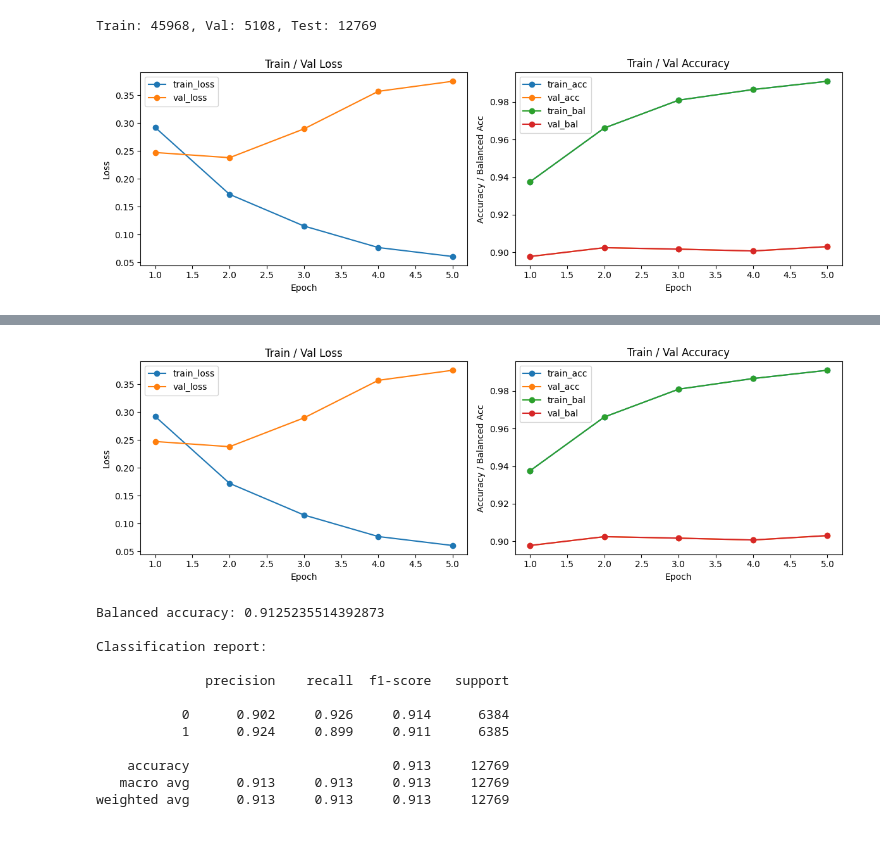
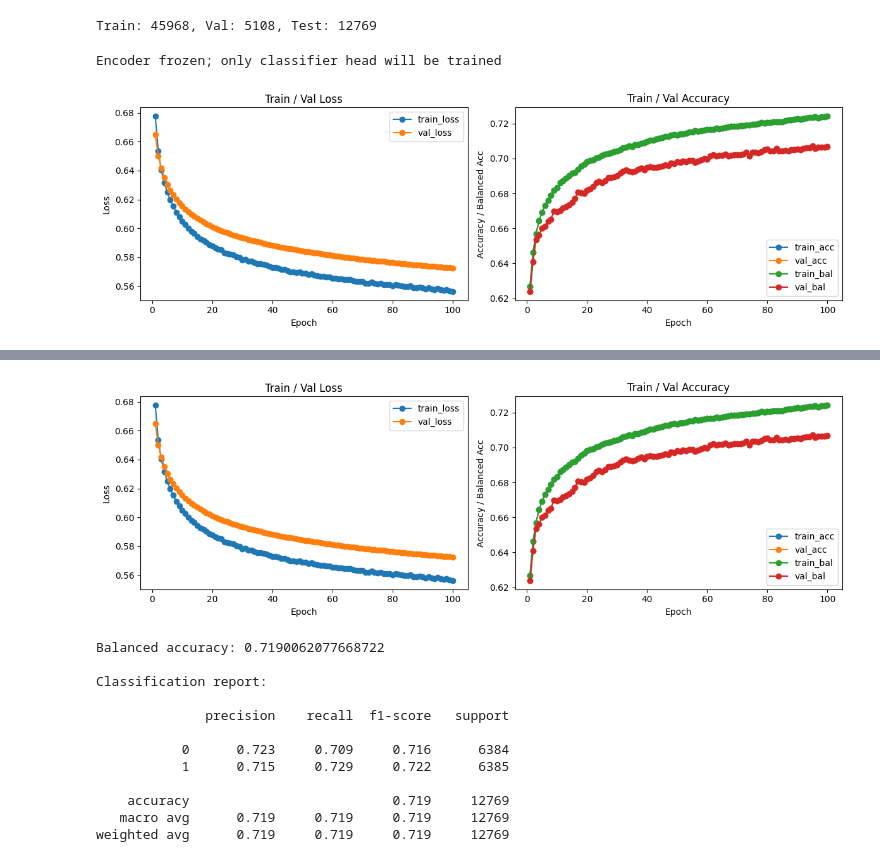
Before and after one commit to mcfiet/german-to-simple-language-metric, a Jupyter notebook: notebooks/sbert_finetune.ipynb, the cells around one changed output, grey strips where cells are left out. Cells and saved outputs as stored; diff of their text form; code cells hidden in the pictures.

Commit message:
feat: training minilm with frozen encoder

```diff
--- a/notebooks/sbert_finetune.ipynb
+++ b/notebooks/sbert_finetune.ipynb
@@ -19,10 +19,10 @@ MODEL_NAME = 'sentence-transformers/paraphrase-multilingual-MiniLM-L12-v2'
 TEST_SIZE = 0.2
 VAL_SIZE = 0.1
 BATCH_SIZE = 32
-EPOCHS = 10
+EPOCHS = 100
 LEARNING_RATE = 5e-5
 WEIGHT_DECAY = 0.01
-FREEZE_ENCODER = False
+FREEZE_ENCODER = True
 SEED = 42
 DEVICE = 'cuda' if torch.cuda.is_available() else 'cpu'
 print(f'Using device: {DEVICE}')
@@ -70,6 +70,8 @@ if FREEZE_ENCODER:
     for param in transformer.auto_model.parameters():
         param.requires_grad = False
     print('Encoder frozen; only classifier head will be trained')
+# %% [output]
+Encoder frozen; only classifier head will be trained
 # %%
 def collate_fn(batch):
     sentences = [ex.texts[0] if isinstance(ex.texts, (list, tuple)) else ex.texts for ex in batch]
@@ -96,7 +98,7 @@ from torch.optim import AdamW
 from sklearn.metrics import accuracy_score, balanced_accuracy_score
 import torch.nn.functional as F
 
-optimizer = AdamW(list(model.parameters()) + list(classifier.parameters()), lr=LEARNING_RATE, weight_decay=WEIGHT_DECAY)
+optimizer = AdamW([p for p in list(model.parameters()) + list(classifier.parameters()) if p.requires_grad], lr=LEARNING_RATE, weight_decay=WEIGHT_DECAY)
 
 
 def forward_batch(features):
@@ -195,31 +197,31 @@ for epoch in range(EPOCHS):
         val_targets = torch.cat(val_targets)
         val_loss = criterion(val_logits, val_targets).item()
     val_loss_hist.append(val_loss)
 
     improved = val_loss + min_delta < best_val_loss
     if improved:
         best_val_loss = val_loss
         epochs_no_improve = 0
         best_state = {
             'model': {k: v.detach().cpu().clone() for k, v in model.state_dict().items()},
             'classifier': {k: v.detach().cpu().clone() for k, v in classifier.state_dict().items()},
         }
     else:
         epochs_no_improve += 1
 
     epochs_ran = range(1, len(train_loss_hist) + 1)
     plot_live(epochs_ran)
 
     print(f"Epoch {epoch+1}/{EPOCHS} - loss {avg_loss:.4f} "
           f"train_acc {train_acc:.3f} train_bal {train_bal:.3f} "
           f"val_acc {val_acc:.3f} val_bal {val_bal:.3f} val_loss {val_loss:.4f}")
 
     if epochs_no_improve >= patience:
         print(f"Early stopping at epoch {epoch+1} (patience={patience})")
         break
 
 if best_state:
     model.load_state_dict(best_state['model'])
     classifier.load_state_dict(best_state['classifier'])
 # %% [output]
-[figure, old version]
+[figure, new version]
@@ -228,4 +229,4 @@ Early stopping at epoch 5 (patience=3)
-[figure, old version]
+[figure, new version]
 # %%
 from sklearn.metrics import classification_report, balanced_accuracy_score
 
@@ -247,15 +248,15 @@ print('Balanced accuracy:', balanced_accuracy_score(test_labels, preds))
 print('\nClassification report:\n')
 print(classification_report(test_labels, preds, digits=3))
 # %% [output]
-Balanced accuracy: 0.9125235514392873
+Balanced accuracy: 0.7190062077668722
 
 Classification report:
 
               precision    recall  f1-score   support
 
-           0      0.902     0.926     0.914      6384
-           1      0.924     0.899     0.911      6385
+           0      0.723     0.709     0.716      6384
+           1      0.715     0.729     0.722      6385
 
-    accuracy                          0.913     12769
-   macro avg      0.913     0.913     0.913     12769
-weighted avg      0.913     0.913     0.913     12769
+    accuracy                          0.719     12769
+   macro avg      0.719     0.719     0.719     12769
+weighted avg      0.719     0.719     0.719     12769
```
Also changed, not shown: parts of 1 cell of this notebook.
